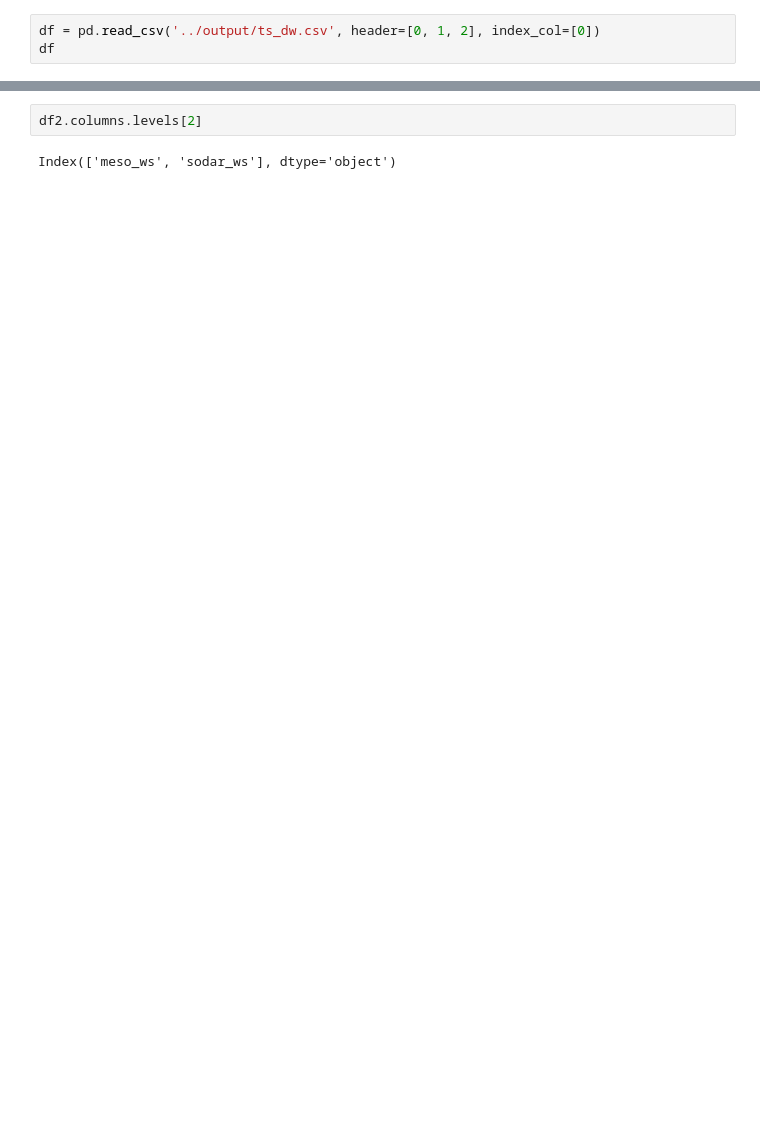
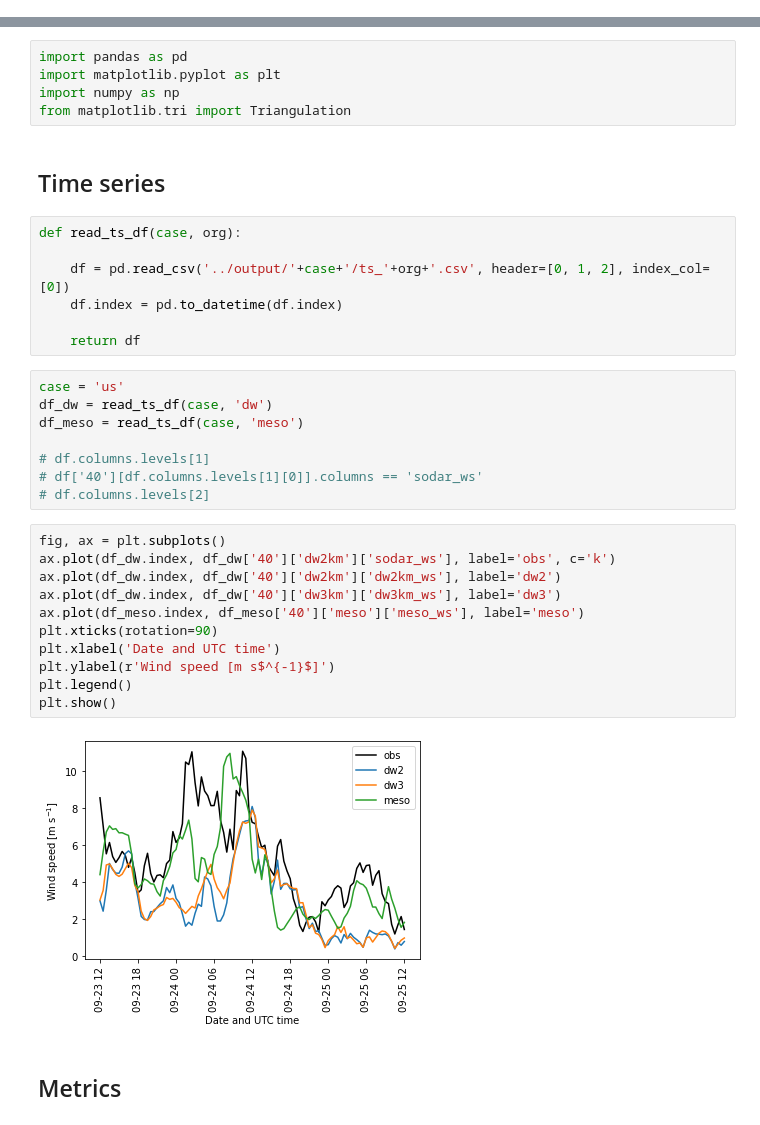
Before and after one commit to joejoeyjoseph/i-validate, a Jupyter notebook: notebooks/y_analysis.ipynb, the cells around one changed output, grey strips where cells are left out. Drawn from its saved outputs; the diff is of its cells as text; blank space fills up the shorter version.

```diff
--- a/notebooks/y_analysis.ipynb
+++ b/notebooks/y_analysis.ipynb
@@ -4,3 +0,0 @@ import matplotlib.pyplot as plt
-# %%
-df = pd.read_csv('../output/ts_dw.csv', header=[0, 1, 2], index_col=[0])
-df
@@ -139,4 +1,37 @@ df2
-# %%
-df2.columns.levels[2]
-# %% [output]
-Index(['meso_ws', 'sodar_ws'], dtype='object')
+# %%
+import pandas as pd
+import matplotlib.pyplot as plt
+import numpy as np
+from matplotlib.tri import Triangulation
+# %% [markdown]
+## Time series
+# %%
+def read_ts_df(case, org):
+
+    df = pd.read_csv('../output/'+case+'/ts_'+org+'.csv', header=[0, 1, 2], index_col=[0])
+    df.index = pd.to_datetime(df.index)
+
+    return df
+# %%
+case = 'us'
+df_dw = read_ts_df(case, 'dw')
+df_meso = read_ts_df(case, 'meso')
+
+# df.columns.levels[1]
+# df['40'][df.columns.levels[1][0]].columns == 'sodar_ws'
+# df.columns.levels[2]
+# %%
+fig, ax = plt.subplots()
+ax.plot(df_dw.index, df_dw['40']['dw2km']['sodar_ws'], label='obs', c='k')
+ax.plot(df_dw.index, df_dw['40']['dw2km']['dw2km_ws'], label='dw2')
+ax.plot(df_dw.index, df_dw['40']['dw3km']['dw3km_ws'], label='dw3')
+ax.plot(df_meso.index, df_meso['40']['meso']['meso_ws'], label='meso')
+plt.xticks(rotation=90)
+plt.xlabel('Date and UTC time')
+plt.ylabel(r'Wind speed [m s$^{-1}$]')
+plt.legend()
+plt.show()
+# %% [output]
+[figure, added]
+# %% [markdown]
+## Metrics
```
Also changed, not shown: parts of 47 cells of this notebook.
